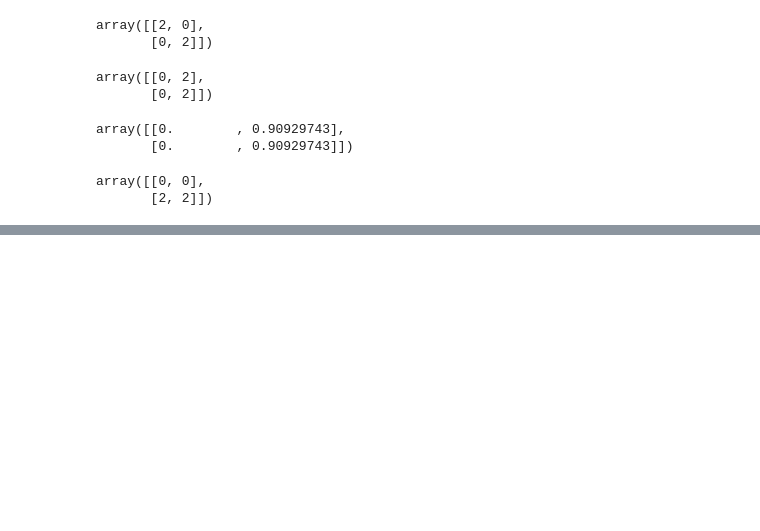
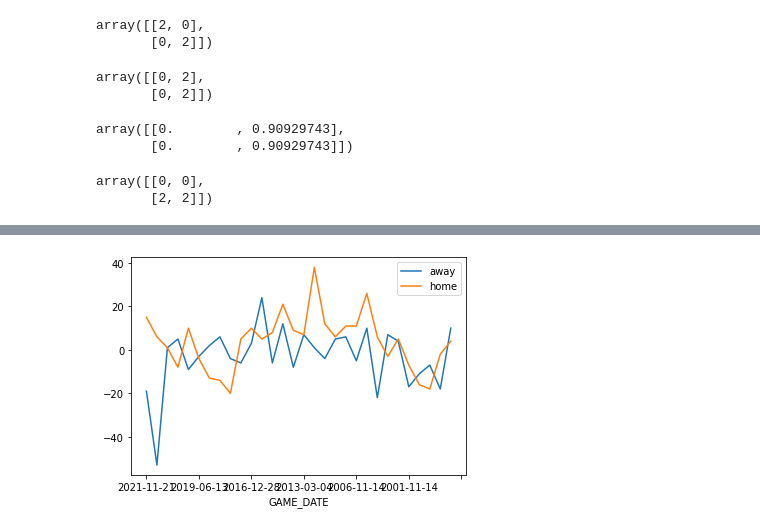
Before and after one commit to PosgradoMNA/actividades-de-aprendizaje-murasakiw, a Jupyter notebook: Semana_3_Python_for_Data_Science.ipynb, the cells around one changed output, grey strips where cells are left out. Drawn from its saved outputs; the diff is of its cells as text; code cells hidden in the pictures; blank space fills up the shorter version.

```diff
--- a/Semana_3_Python_for_Data_Science.ipynb
+++ b/Semana_3_Python_for_Data_Science.ipynb
@@ -345,0 +423,3 @@ array([[0, 0],
+# %%
+df_warriors = df_teams[df_teams['nickname']=='Warriors'] #Para obtener una sección específica del data frame
+df_warriors
@@ -345,0 +429,8 @@ array([[0, 0],
+# %%
+id_warriors = df_warriors[['id']].values[0][0]
+# %%
+from nba_api.stats.endpoints import leaguegamefinder #La función leaguegamefinder hace una llamada API
+gamefinder = leaguegamefinder.LeagueGameFinder(team_id_nullable=id_warriors) #La API de la nba está haciendo una solicitud HTTP a la página de la nba
+#La información es obtenida y transmitida via una respuesta HTTP y esta información es asignada al objeto gamefinder
+games = gamefinder.get_data_frames()[0] #El objeto gamefinder tiene un método get_data_frames que regresa un data frame
+games.head()
@@ -345,0 +445,12 @@ array([[0, 0],
+# %%
+games_home = games[games['MATCHUP']=='GSW vs. TOR'] #Se obtiene un data frame con las filas en las que se cumple que los Warriors juegan en casa
+games_away = games[games['MATCHUP']=='GSW @ TOR'] #Se obtiene un data frame con las filas en las que se cumple que los Warriors como visitantes contra Toronto
+# %%
+import matplotlib.pyplot as plt #Se importa la librería para obtener gráficos
+fig, ax = plt.subplots() #Se grafican las fechas y la diferencia de puntos para observar qué desempeño tiene el equipo al jugar en casa y como visitante contra Toronto
+games_away.plot(x='GAME_DATE', y='PLUS_MINUS', ax=ax)
+games_home.plot(x='GAME_DATE', y='PLUS_MINUS', ax=ax)
+ax.legend(['away', 'home'])
+plt.show()
+# %% [output]
+[figure, added]
```
Also changed, not shown: parts of 8 cells of this notebook.
